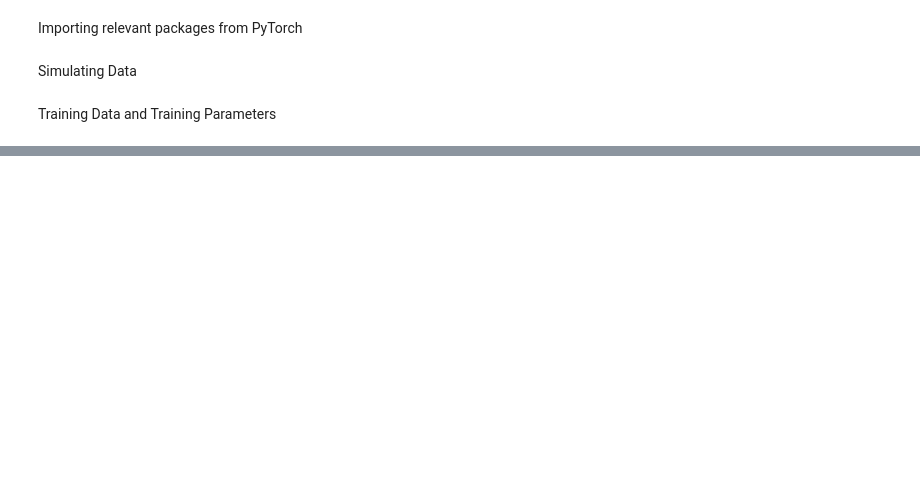
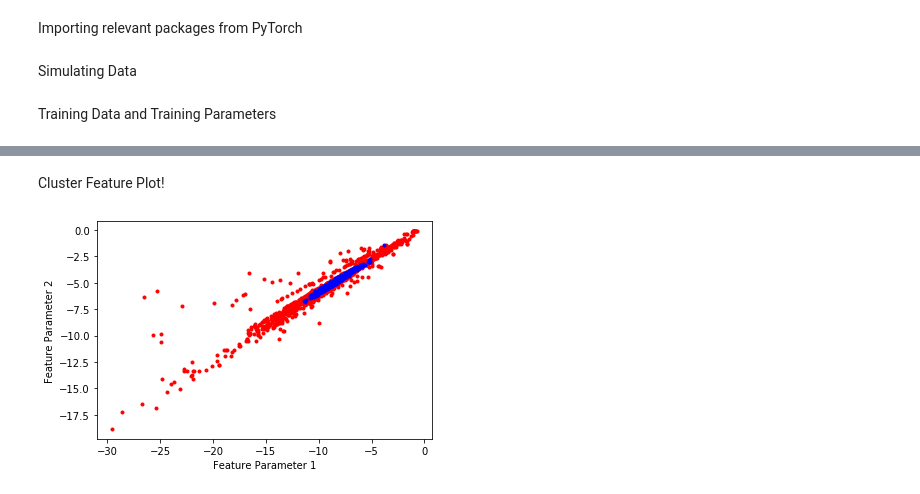
Before and after one commit to PAWhalley/Classification-of-Self-Assembled-Structures-using-Machine-Learning, a Jupyter notebook: Autoencoder.ipynb, the cells around one changed output, grey strips where cells are left out. Saved outputs shown, nothing was run; the diff lists cells and outputs as text; code cells hidden in the pictures; blank space fills up the shorter version.

```diff
--- a/Autoencoder.ipynb
+++ b/Autoencoder.ipynb
@@ -38,7 +44,7 @@ Training Data and Training Parameters
 #Note we can make BATCH_SIZE smaller than training data set then it
 #does iterative gradient steps.
 LEARNING_RATE = 1e-3
-NUM_EPOCHS = 50
+NUM_EPOCHS = 1000
 BATCH_SIZE = training_data_size
 # %%
 # Creating the architecture of the Neural Network
@@ -76,7 +111,7 @@ criterion = nn.MSELoss()
 optimizer = optim.Adam(net.parameters(), lr=LEARNING_RATE)
 # %%
 #Training Step!.
-
+loss_vector = np.zeros(NUM_EPOCHS)
 for epoch in range(NUM_EPOCHS):  # loop over the dataset multiple times
 
     running_loss = 0.0
@@ -95,11 +130,18 @@ for epoch in range(NUM_EPOCHS):  # loop over the dataset multiple times
 
         # print statistics
         running_loss += loss.item()
-    print(running_loss)
+    loss_vector[epoch] = running_loss
+    if (epoch >=1)&(abs(loss_vector[epoch] - loss_vector[epoch - 1])< 0.1):
+        break
+    #if epoch%10 ==0:
+
+    print('running loss=',running_loss, 'epoch = ', epoch)
         #if i % 2000 == 1999:    # print every 2000 mini-batches
          #   print('[%d, %5d] loss: %.3f' %
           #        (epoch + 1, i + 1, running_loss / 2000))
            # running_loss = 0.0
 
 print('Finished Training')
+hidden = net.enc5(F.relu(net.enc4(F.relu(net.enc3(F.relu(net.enc2(F.relu(net.enc1(torch.rand(data_size))))))))))
+print(hidden)
 # %% [output]
@@ -124,0 +165,33 @@ Finished Training
+# %% [markdown]
+Cluster Feature Plot!
+# %%
+number_of_points = 1000
+uniform_points = np.random.uniform(size =(number_of_points,data_size))
+uniform_points = torch.FloatTensor(uniform_points)
+normal_points = np.random.normal(loc = 0.5,size =(number_of_points,data_size))
+normal_points = torch.FloatTensor(normal_points)
+
+normal_feature1 = np.zeros(number_of_points)
+normal_feature2 = np.zeros(number_of_points)
+
+uniform_feature1 = np.zeros(number_of_points)
+uniform_feature2 = np.zeros(number_of_points)
+
+for i in range(number_of_points):
+    uniform_feature = net.enc5(F.relu(net.enc4(F.relu(net.enc3(F.relu(net.enc2(F.relu(net.enc1(uniform_points[i])))))))))
+    normal_feature = net.enc5(F.relu(net.enc4(F.relu(net.enc3(F.relu(net.enc2(F.relu(net.enc1(normal_points[i])))))))))
+    uniform_feature= uniform_feature.detach().numpy()
+    normal_feature = normal_feature.detach().numpy()
+    normal_feature1[i] = normal_feature[1]
+    normal_feature2[i] = normal_feature[2]
+    uniform_feature1[i] = uniform_feature[1]
+    uniform_feature2[i] = uniform_feature[2]
+
+plt.figure()
+plt.xlabel('Feature Parameter 1')
+plt.ylabel('Feature Parameter 2')
+plt.plot(normal_feature1,normal_feature2,'r.')
+plt.plot(uniform_feature1,uniform_feature2,'b.')
+plt.show()
+# %% [output]
+[figure, added]
```
Also changed, not shown: parts of 6 cells of this notebook.
